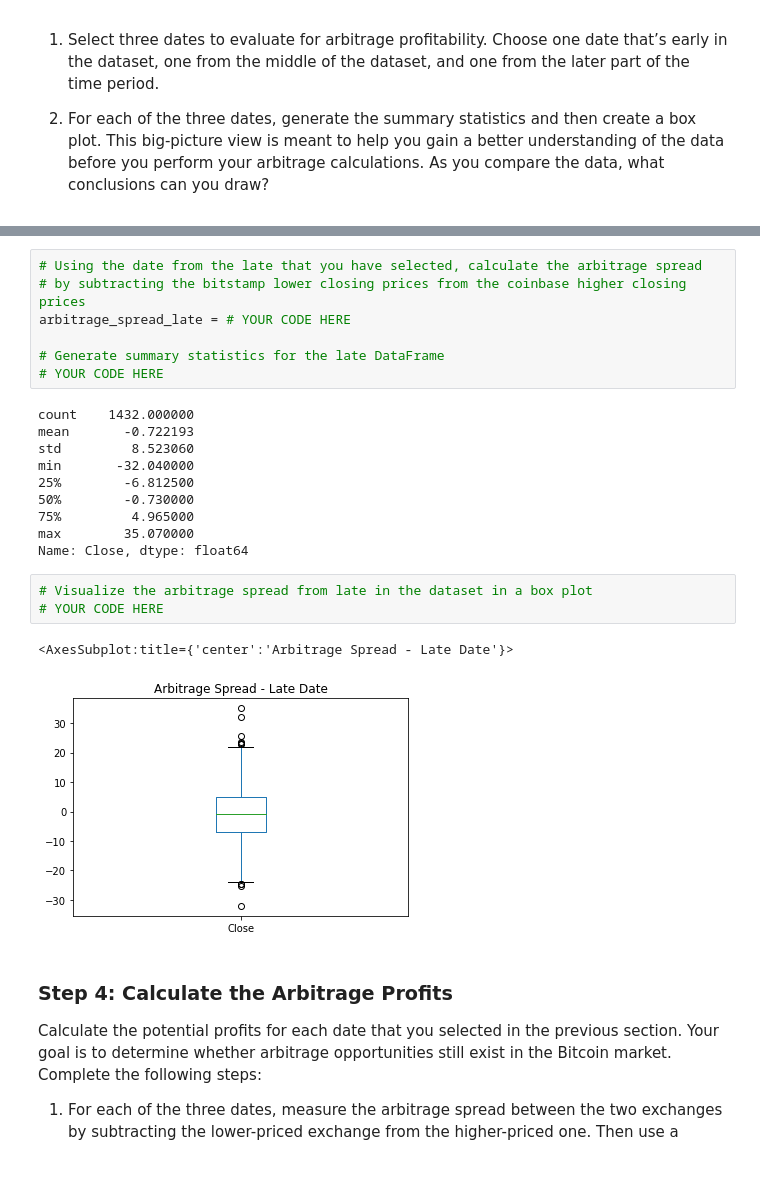
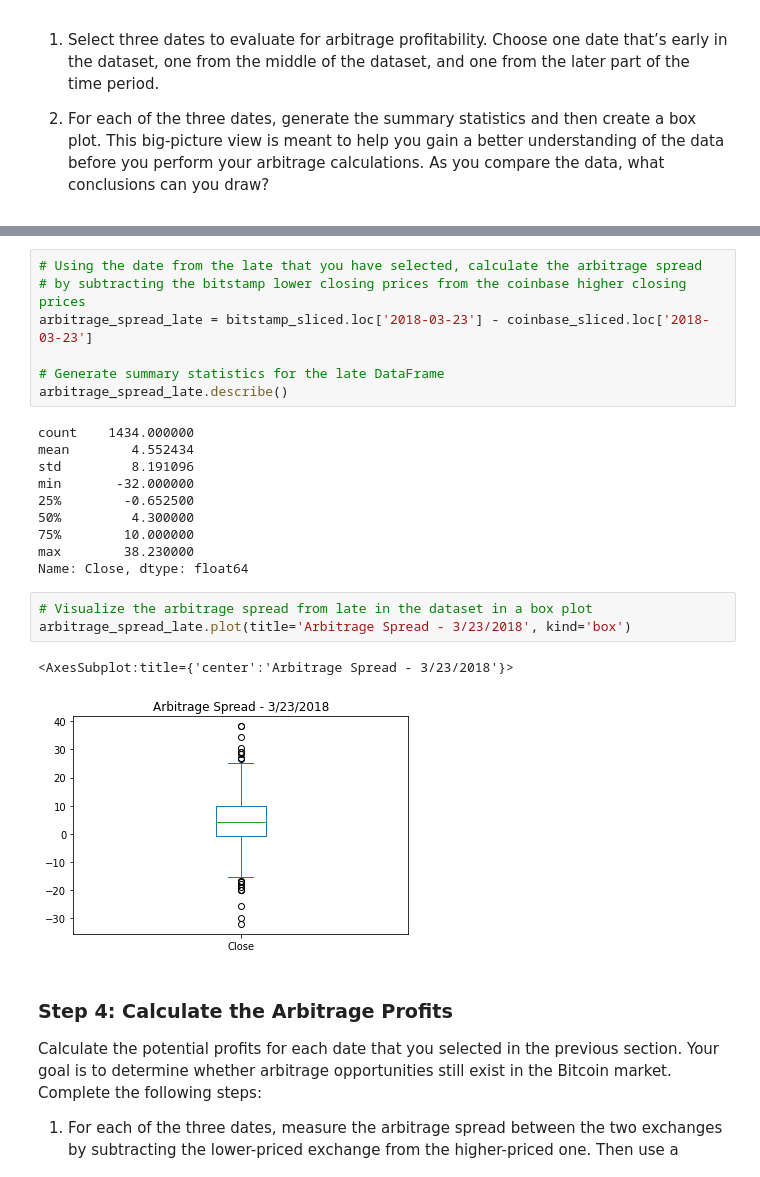
Before and after one commit to thompkjm/challenge_3, a Jupyter notebook: crypto_arbitrage.ipynb, the cells around one changed output, grey strips where cells are left out. Saved outputs shown, nothing was run; the diff lists cells and outputs as text.

```diff
--- a/crypto_arbitrage.ipynb
+++ b/crypto_arbitrage.ipynb
@@ -396,26 +398,26 @@ Name: Close, dtype: float64
 # %%
 # Using the date from the late that you have selected, calculate the arbitrage spread
 # by subtracting the bitstamp lower closing prices from the coinbase higher closing prices
-arbitrage_spread_late = # YOUR CODE HERE
+arbitrage_spread_late = bitstamp_sliced.loc['2018-03-23'] - coinbase_sliced.loc['2018-03-23']
 
 # Generate summary statistics for the late DataFrame
-# YOUR CODE HERE
+arbitrage_spread_late.describe()
 # %% [output]
-count    1432.000000
-mean       -0.722193
-std         8.523060
-min       -32.040000
-25%        -6.812500
-50%        -0.730000
-75%         4.965000
-max        35.070000
+count    1434.000000
+mean        4.552434
+std         8.191096
+min       -32.000000
+25%        -0.652500
+50%         4.300000
+75%        10.000000
+max        38.230000
 Name: Close, dtype: float64
 # %%
 # Visualize the arbitrage spread from late in the dataset in a box plot
-# YOUR CODE HERE
+arbitrage_spread_late.plot(title='Arbitrage Spread - 3/23/2018', kind='box')
 # %% [output]
-<AxesSubplot:title={'center':'Arbitrage Spread - Late Date'}>
+<AxesSubplot:title={'center':'Arbitrage Spread - 3/23/2018'}>
-[figure, old version]
+[figure, new version]
 # %% [markdown]
 ### Step 4: Calculate the Arbitrage Profits
 
```
Also changed, not shown: parts of 7 cells of this notebook.
